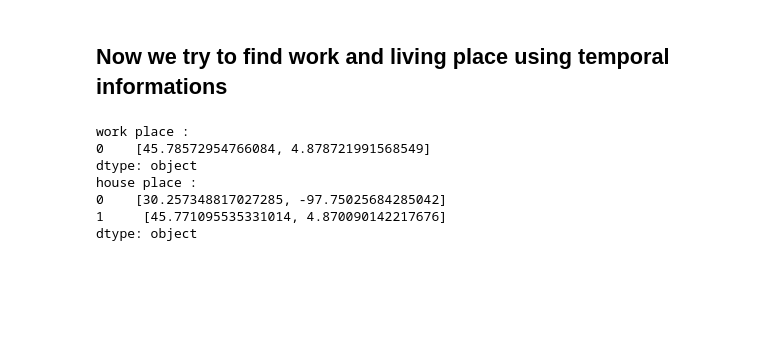
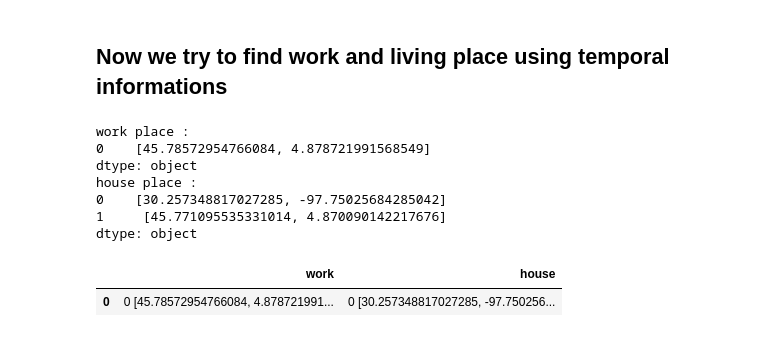
Before and after one commit to lpape96/OT6, a Jupyter notebook: notebooks/find_work_and_house.ipynb, the cells around one changed output. Drawn from its saved outputs; the diff is of its cells as text; code cells hidden in the pictures; blank space fills up the shorter version.

```diff
--- a/notebooks/find_work_and_house.ipynb
+++ b/notebooks/find_work_and_house.ipynb
@@ -212,7 +212,7 @@ def find_house_and_work_place(df):
         exit_hour = row['Entry_date'] + np.timedelta64(int(row['DeltaT']), 's')
         exit_hour = int(exit_hour.hour)
 
-        if (day in range(0,5)) and (entry_hour in range(8,10)) and (exit_hour in range(16,19)) :
+        if (day in range(0,5)) and (entry_hour in range(8,10)) and (exit_hour in range(16,19)):
             work_poi_array=work_poi_array.append(row,ignore_index=True)
 
         if (day in range(0,5)) and (entry_hour in range(19,0)) and (exit_hour in range(5,9)):
@@ -230,7 +230,9 @@ def find_house_and_work_place(df):
     print("house place : ")
     print(house)
 
-    return house,work_place
+    ret = pd.DataFrame([[work_place, house]], columns=['work', 'house'])
+
+    return ret
 # %%
 house_and_work = find_house_and_work_place(test_df)
 # %% [output]
@@ -241,3 +243,8 @@ house place :
 0    [30.257348817027285, -97.75025684285042]
 1     [45.771095535331014, 4.870090142217676]
 dtype: object
+# %%
+house_and_work
+# %% [output]
+|  | work | house |
+| 0 | 0 [45.78572954766084, 4.878721991... | 0 [30.257348817027285, -97.750256... |
```
Also changed, not shown: 3 other files.
